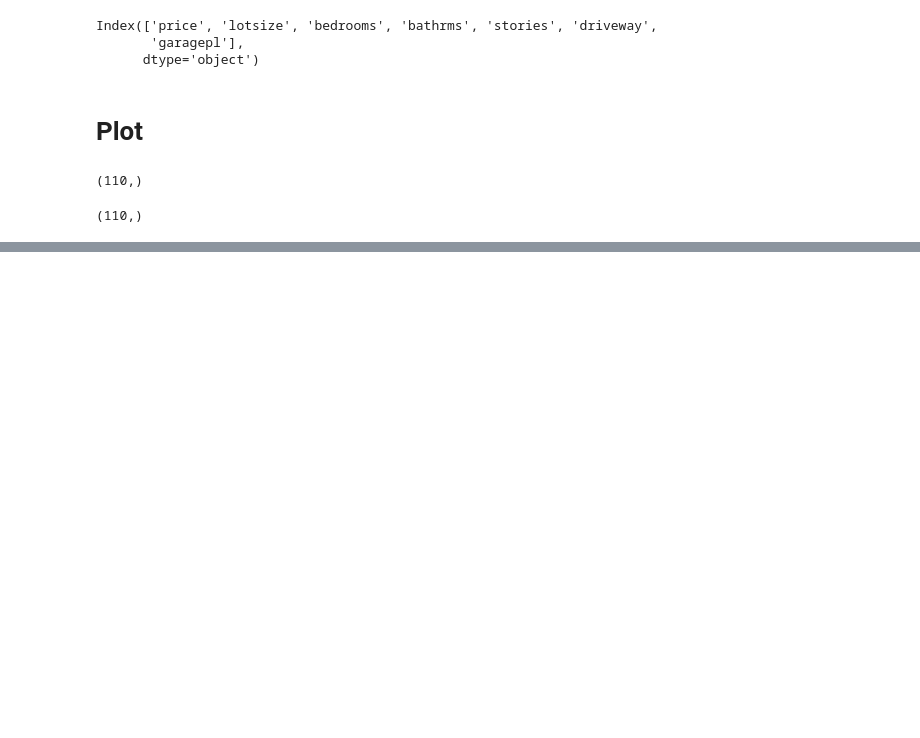
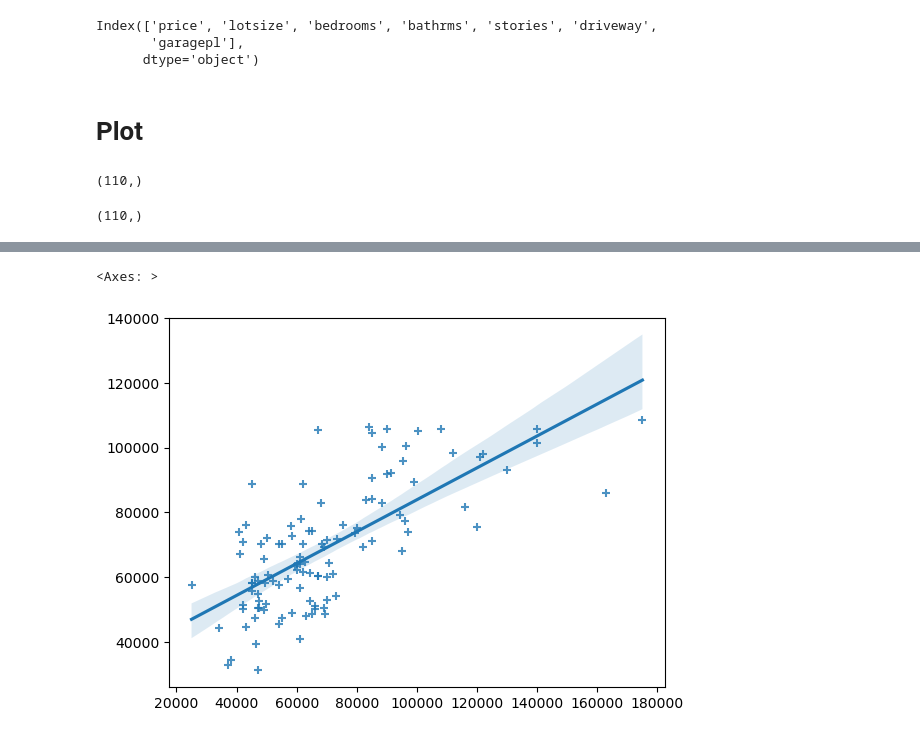
Before and after one commit to mobile-desk/data-science-and-machine-learning, a Jupyter notebook: ML/housing.ipynb, the cells around one changed output, grey strips where cells are left out. Saved outputs shown, nothing was run; the diff lists cells and outputs as text; code cells hidden in the pictures; blank space fills up the shorter version.

```diff
--- a/ML/housing.ipynb
+++ b/ML/housing.ipynb
@@ -299,0 +300,5 @@ AttributeError: PathCollection.set() got an unexpected keyword argument 'kde'
+# %%
+sns.regplot(x=y_test_arr, y=y_pred, marker="+")
+# %% [output]
+<Axes: >
+[figure, added]
```
Also changed, not shown: parts of 1 cell of this notebook.
